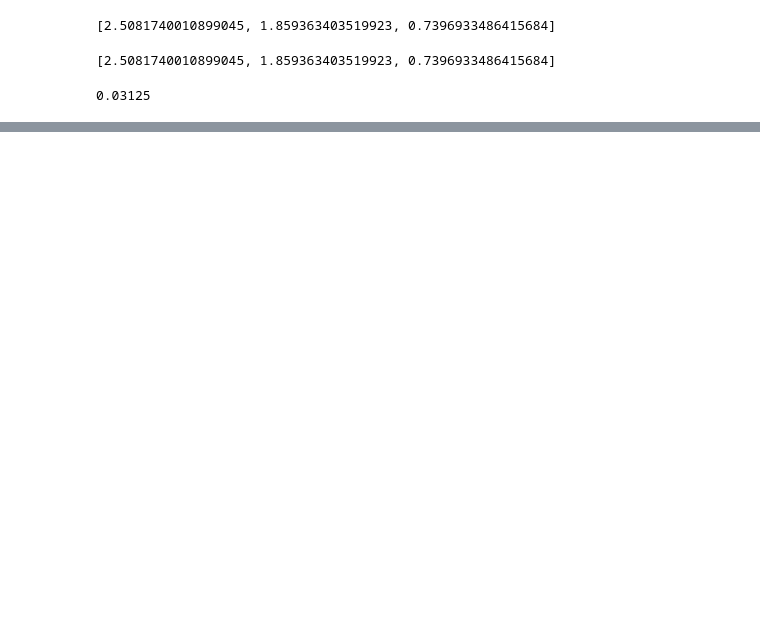
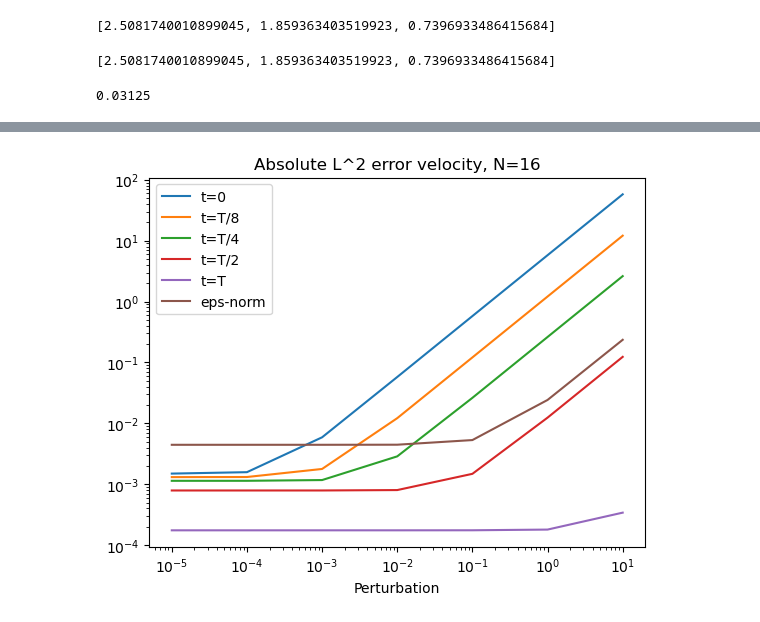
Before and after one commit to UCL/stokes-nc-ill-posed, a Jupyter notebook: ngsolve/Stokes-non-conforming_const_noise.ipynb, the cells around one changed output, grey strips where cells are left out. Drawn from its saved outputs; the diff is of its cells as text; code cells hidden in the pictures; blank space fills up the shorter version.

```diff
--- a/ngsolve/Stokes-non-conforming_const_noise.ipynb
+++ b/ngsolve/Stokes-non-conforming_const_noise.ipynb
@@ -748,3 +778,25 @@ epsilon_errors =  [ 0.04699381631224313,0.030223041406075367,0.01648379399279716
+# %%
+import matplotlib.pyplot as plt
+constant_noise_data = np.array([1e-5,1e-4,1e-3,1e-2,1e-1,1e0,1e1 ])
+t_0 = np.array([0.001494975636157029,0.0015776071429267245,0.005896385624039037,0.05771926457227621,0.5776634533125558,5.777277859722086,57.773439289264125  ])
+t_TEights = np.array([0.001308427066741526, 0.0013138492961921858, 0.0017811461169350835, 0.012167362316808168,0.12098639548300744,1.2098051211134024,12.098055425784231    ] )
+t_Tquarter = np.array([0.0011378009698038054,0.0011383862537835741,0.001170629966131142, 0.00286840493154644,0.02623142148486129, 0.26194519447433945, 2.6193028251386683 ] )
+t_Thalf = np.array([0.0007893136807264873, 0.0007893400475740691, 0.0007896898915705437,0.0008017150295910578,0.0014816849539335962,0.012403599980415325, 0.12362497832621058     ])
+t_T = np.array([ 0.00017492547862938432,0.00017492573796191264, 0.00017492833352977786,0.00017495448017114192, 0.0001752350279407688, 0.00017990552093312265, 0.00034143245205059576    ] )
+eps_norm = np.array([ 0.004442781016965482,0.0044428161183242745,  0.004443268608918845,0.004457848928456723, 0.0053120653448854045,  0.024214148094556444,  0.2357181799388942   ])
+
+plt.loglog(constant_noise_data, t_0, label="t=0")
+plt.loglog(constant_noise_data,t_TEights , label="t=T/8")
+plt.loglog(constant_noise_data,t_Tquarter , label="t=T/4")
+plt.loglog(constant_noise_data,t_Thalf , label="t=T/2")
+plt.loglog(constant_noise_data,t_T , label="t=T")
+plt.loglog(constant_noise_data,eps_norm , label="eps-norm")
+plt.xlabel("Perturbation")
+plt.legend()
+plt.title("Absolute L^2 error velocity, N=16")
+plt.show()
+# %% [output]
+[figure, added]
 # %%
 # Ns = [1,2,4,8,16]
 # constant_noise_data = 2e-1
```
Also changed, not shown: parts of 21 cells of this notebook.
